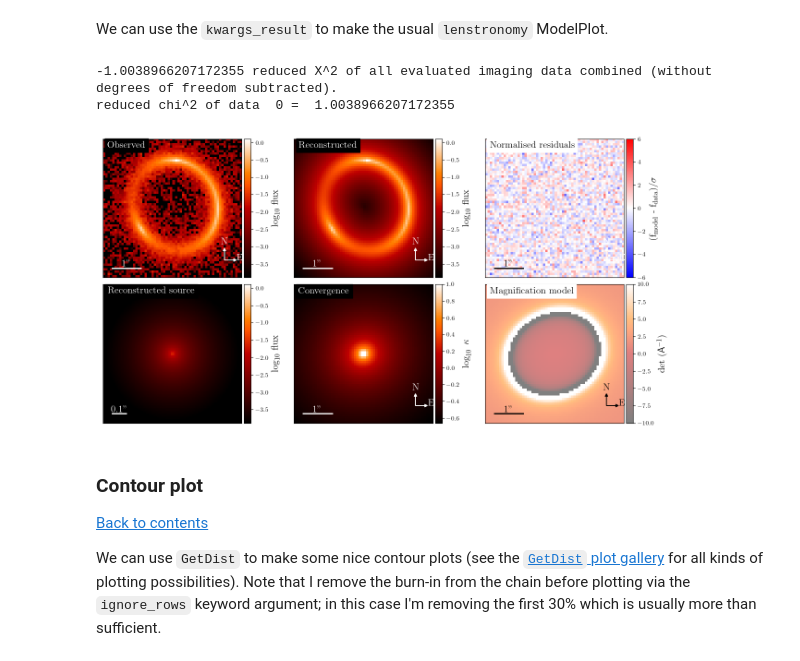
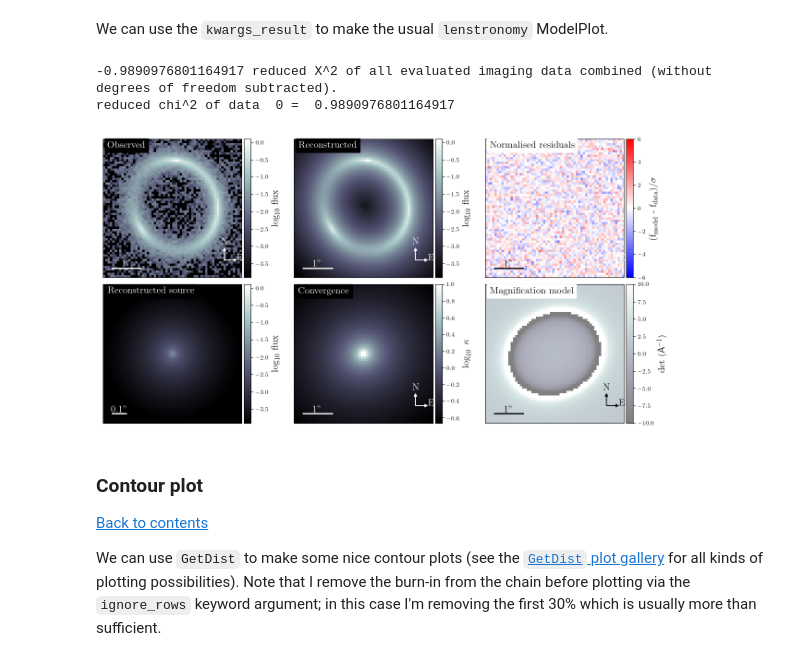
Before and after one commit to nataliehogg/cobaya_for_lenstronomy, a Jupyter notebook: cobaya_demo.ipynb, the cells around one changed output. Cells and saved outputs as stored; diff of their text form; code cells hidden in the pictures.

```diff
--- a/cobaya_demo.ipynb
+++ b/cobaya_demo.ipynb
@@ -208,7 +218,7 @@ fixed_lens.append({'center_x': x_lens, 'center_y': y_lens})
 
 # mean and stdev of reference pdf
 kwargs_lens_init.append({'theta_E': theta_E})
-kwargs_lens_sigma.append({'theta_E': 0.1})
+kwargs_lens_sigma.append({'theta_E': 0.01})
 
 # min/max of prior
 kwargs_lower_lens.append({'theta_E': 1.0})
@@ -221,7 +231,7 @@ fixed_lens.append({'kappa_od': 0.0, 'omega_od': 0.0, 'kappa_los': 0.0, 'omega_lo
 kwargs_lens_init.append({'gamma1_od': kwargs_los['gamma1_od'], 'gamma2_od': kwargs_los['gamma2_od'],
                         'gamma1_los': kwargs_los['gamma1_los'], 'gamma2_los': kwargs_los['gamma2_los']})
 
-kwargs_lens_sigma.append({'gamma1_od': 0.1, 'gamma2_od': 0.1, 'gamma1_los': 0.1, 'gamma2_los': 0.1})
+kwargs_lens_sigma.append({'gamma1_od': 0.01, 'gamma2_od': 0.01,'gamma1_los': 0.01, 'gamma2_los': 0.01})
 
 # min/max of priors
 kwargs_lower_lens.append({'gamma1_od': -0.5, 'gamma2_od': -0.5, 'gamma1_los': -0.5, 'gamma2_los': -0.5})
@@ -246,8 +256,8 @@ kwargs_source_init.append({'center_x': x_source,
                            'R_sersic': R_sersic_source,
                            'n_sersic': n_sersic_source})
 
-kwargs_source_sigma.append({'center_x': 0.1, 'center_y': 0.1,
-                            'R_sersic': 0.1, 'n_sersic': 0.1})
+kwargs_source_sigma.append({'center_x': 0.01, 'center_y': 0.01,
+                            'R_sersic': 0.01, 'n_sersic': 0.01})
 
 # min/max of priors
 kwargs_lower_source.append({'center_x': -1.0, 'center_y': -1.0,
@@ -336,7 +348,9 @@ kwargs_cobaya = {'latex': labels,
                  'proposal_widths': proposals,
                  'Rminus1_stop': 0.01, # sampling stops when Gelman--Rubin criterion (R-1) < 0.01
                  'path': root, # saves the chain file 'demo.1.txt' to the 'chains' folder
-                 'force_overwrite': True}
+                 'force_overwrite': True # overwrites any previously saved chain with the same name
+                }
+
 
 fitting_kwargs_list = [['metropolis_hastings', kwargs_cobaya]]
 
@@ -377,24 +391,24 @@ plt.show()
 We can use the `kwargs_result` to make the usual `lenstronomy` ModelPlot.
 # %%
 modelPlot = ModelPlot(multi_band_list, kwargs_model, kwargs_result,
-                      arrow_size=0.02, cmap_string="gist_heat")
+                      arrow_size=0.02, cmap_string='bone')
 
 f, axes = plt.subplots(2, 3, figsize=(16, 8), sharex=False, sharey=False)
 
 modelPlot.data_plot(ax=axes[0,0])
 modelPlot.model_plot(ax=axes[0,1])
 modelPlot.normalized_residual_plot(ax=axes[0,2], v_min=-6, v_max=6, text='Normalised residuals')
 modelPlot.source_plot(ax=axes[1, 0], deltaPix_source=0.01, numPix=100)
 modelPlot.convergence_plot(ax=axes[1, 1], v_max=1)
 modelPlot.magnification_plot(ax=axes[1, 2])
 f.tight_layout()
 f.subplots_adjust(left=None, bottom=None, right=None, top=None, wspace=0., hspace=0.05)
 
 plt.show()
 # %% [output]
--1.0038966207172355 reduced X^2 of all evaluated imaging data combined (without degrees of freedom subtracted).
-reduced chi^2 of data  0 =  1.0038966207172355
+-0.9890976801164917 reduced X^2 of all evaluated imaging data combined (without degrees of freedom subtracted).
+reduced chi^2 of data  0 =  0.9890976801164917
-[figure, old version]
+[figure, new version]
 # %% [markdown]
 ### Contour plot <a name="contour"></a>
 [Back to contents](#contents)
```
Also changed, not shown: parts of 23 cells of this notebook.
